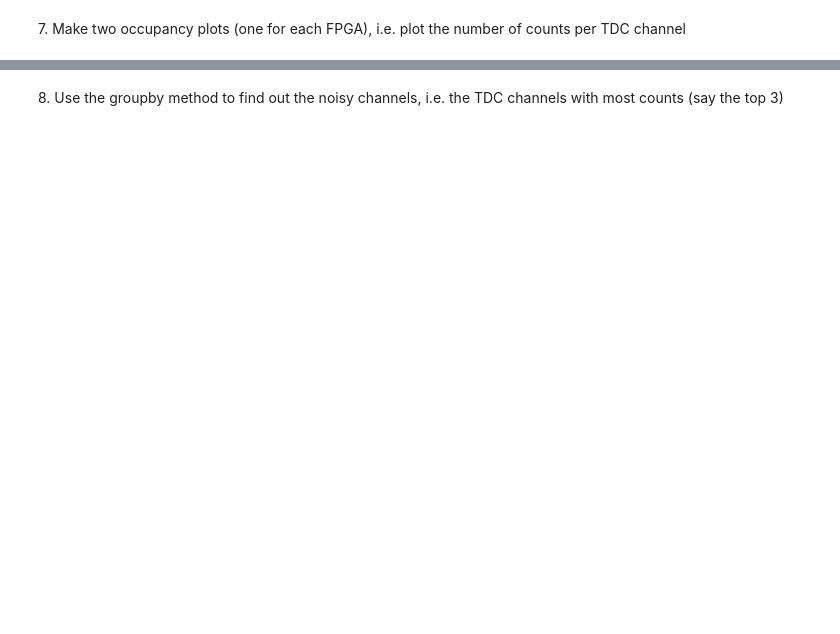
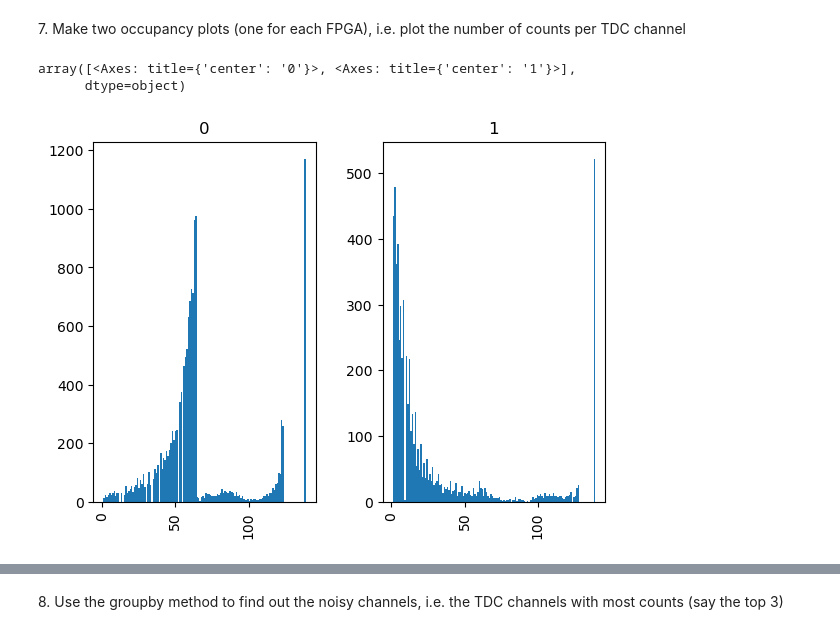
Before and after one commit to EugeniaBoccanera/LaboratoryOfComputationalPhysics_Y6, a Jupyter notebook: 06ex_Pandas.ipynb, the cells around one changed output, grey strips where cells are left out. Cells and saved outputs as stored; diff of their text form; code cells hidden in the pictures; blank space fills up the shorter version.

```diff
--- a/06ex_Pandas.ipynb
+++ b/06ex_Pandas.ipynb
@@ -178,3 +120,10 @@ df2.head()
 # %% [markdown]
 7\. Make two occupancy plots (one for each FPGA), i.e. plot the number of counts per TDC channel
+# %%
+#(g) ( non so quale vada bene)
+df.hist(column='TDC_CHANNEL', by='FPGA', bins = df['TDC_CHANNEL'].max())
+# %% [output]
+array([<Axes: title={'center': '0'}>, <Axes: title={'center': '1'}>],
+      dtype=object)
+[figure, added]
 # %%
```
Also changed, not shown: parts of 18 cells of this notebook.
